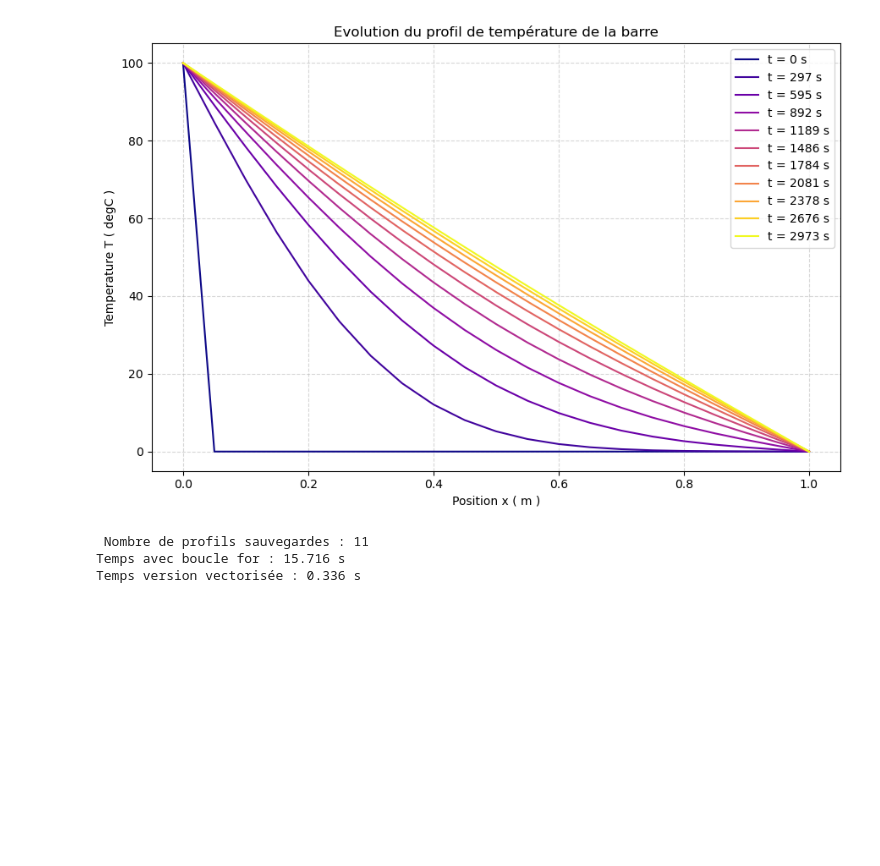
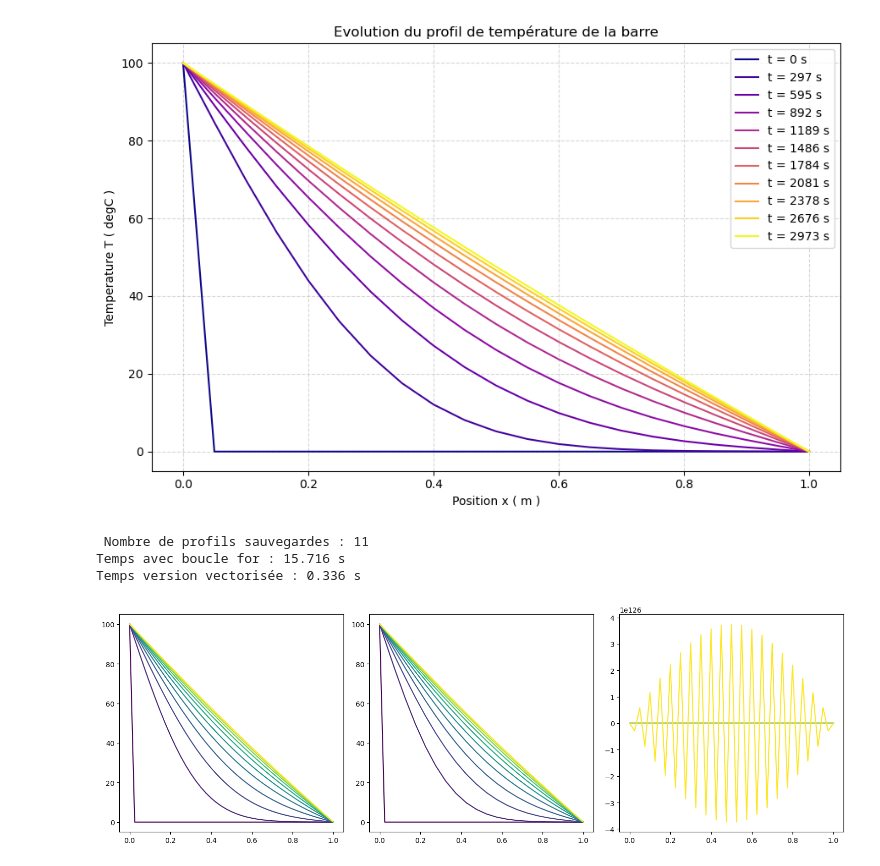
Before and after one commit to Amipha/outils-num, a Jupyter notebook: chaleur.ipynb, the cells around one changed output. Drawn from its saved outputs; the diff is of its cells as text; code cells hidden in the pictures; blank space fills up the shorter version.

```diff
--- a/chaleur.ipynb
+++ b/chaleur.ipynb
@@ -117,3 +117,16 @@ print(f"Temps version vectorisée : {fin- debut:.3f} s")
  Nombre de profils sauvegardes : 11
 Temps avec boucle for : 15.716 s
 Temps version vectorisée : 0.336 s
+# %%
+fig, axes = plt.subplots (1 , 3 , figsize = (15 , 5) )
+r_values = [0.4 , 0.5 , 0.6]
+titres = [ "r = 0.4 ( Stable )" , "r = 0.5 ( Limite )", "r = 0.6 ( INSTABLE !)"]
+for ax , r_val , titre in zip ( axes , r_values , titres ) :
+    x, t, T_sv_r = simulation_chaleur_vect(L, alpha, N=40, r=r_val, t_fin=3000,T_gauche=100, T_droite=0, T_init=0 )
+    colors = cm . viridis ( np . linspace (0 , 1 , len ( T_sv_r ) ) )
+    for k, (T_k, t_k) in enumerate(zip(T_sv_r, t)):
+        ax.plot (x , T_k , color=colors[k], label=f"t = {t_k:.0f} s")
+plt.tight_layout ()
+plt.show ()
+# %% [output]
+[figure, added]
```
